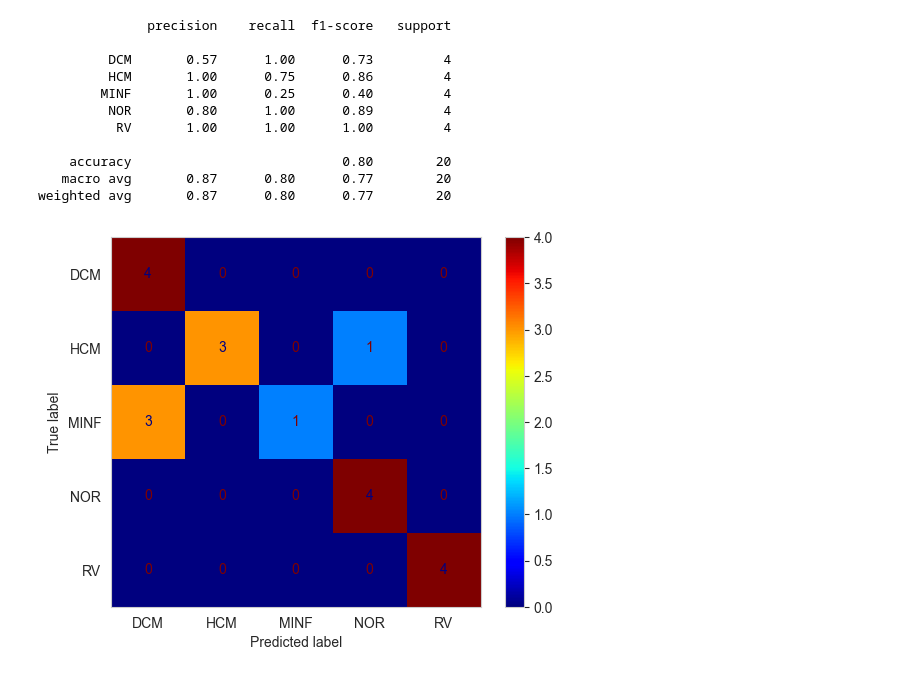
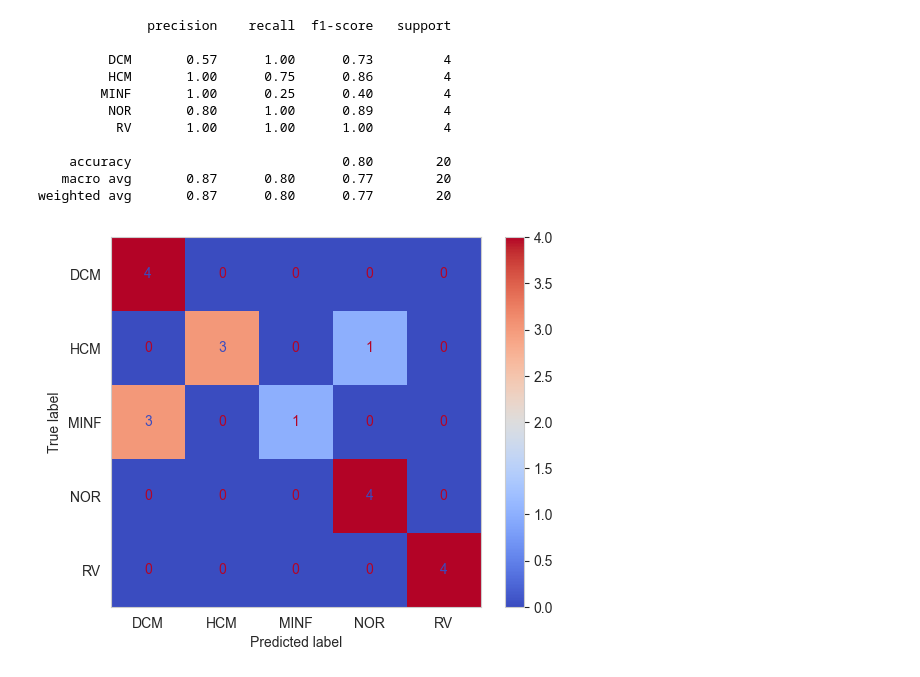
Before and after one commit to kamisoel/cardiopathy-classification, a Jupyter notebook: 2_BaselineModel/baseline_model.ipynb, the cells around one changed output. Cells and saved outputs as stored; diff of their text form; code cells hidden in the pictures.

```diff
--- a/2_BaselineModel/baseline_model.ipynb
+++ b/2_BaselineModel/baseline_model.ipynb
@@ -191,3 +185,16 @@ print(classification_report(y_test, y_pred))
     accuracy                           0.75        20
    macro avg       0.79      0.75      0.75        20
 weighted avg       0.79      0.75      0.75        20
+# %%
+X = features_df.drop(columns=['label'])
+y = features_df['label']
+
+# Split the data into training and testing sets
+X_train, X_test, y_train, y_test = train_test_split(X, y, test_size=0.2, random_state=42, stratify=y)
+
+classifier = DecisionTreeClassifier(random_state=42, max_depth=3)
+classifier.fit(X_train, y_train)
+y_pred = classifier.predict(X_test)
+
+# Evaluate the model
+print(classification_report(y_test, y_pred))
@@ -302,10 +327,10 @@ print(classification_report(y_test, y_pred))
 weighted avg       0.87      0.80      0.77        20
 # %%
 #confusion_matrix(y_test, y_pred)
-ConfusionMatrixDisplay.from_predictions(y_test, y_pred, cmap='jet')
+ConfusionMatrixDisplay.from_predictions(y_test, y_pred, cmap='coolwarm')
 plt.grid(False)
 plt.show()
 # %% [output]
-[figure, old version]
+[figure, new version]
 # %%
 test_data = data_helper.load_all_patients('../data/test', load_imgs=True, return_df=True)
```
Also changed, not shown: parts of 11 cells of this notebook, 4 other files.
